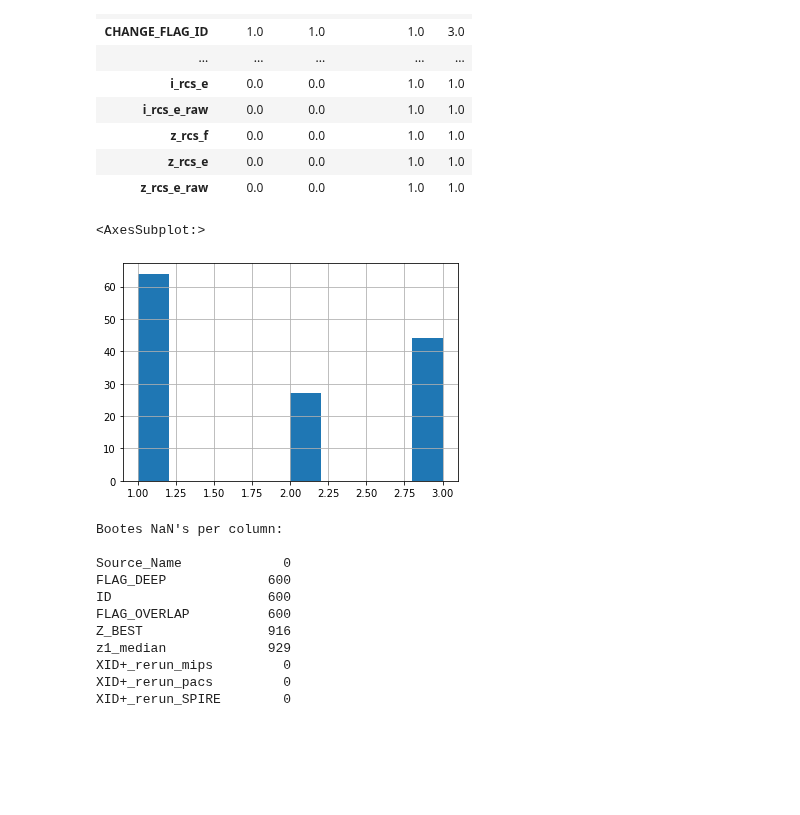
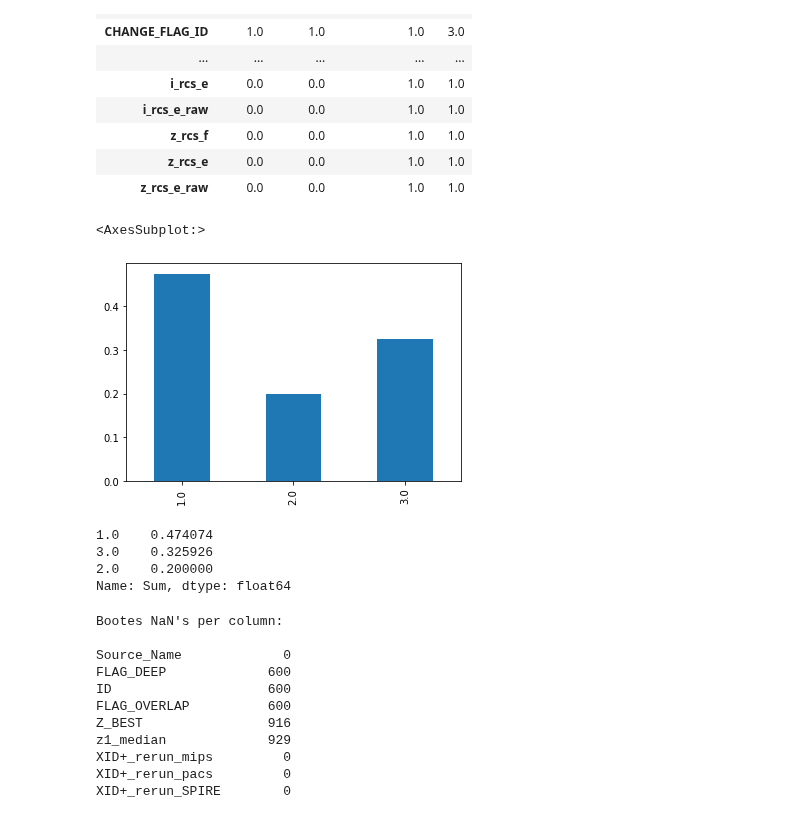
Before and after one commit to jespertjee/LOFAR_ML, a Jupyter notebook: General/Fangyou/Data_Analysis.ipynb, the cells around one changed output. Saved outputs shown, nothing was run; the diff lists cells and outputs as text; code cells hidden in the pictures; blank space fills up the shorter version.

```diff
--- a/General/Fangyou/Data_Analysis.ipynb
+++ b/General/Fangyou/Data_Analysis.ipynb
@@ -75,10 +75,20 @@ with pd.option_context('display.max_rows', 500):
 | z_rcs_e | 0.0 | 0.0 | 1.0 | 1.0 |
 | z_rcs_e_raw | 0.0 | 0.0 | 1.0 | 1.0 |
 # %%
-has_column_dataframe['Sum'].hist()
+column_frequencies = has_column_dataframe['Sum'].value_counts()
+column_frequencies = column_frequencies/sum(column_frequencies)
+column_frequencies = column_frequencies.sort_index(axis=0)
+column_frequencies.plot(kind='bar')
 # %% [output]
 <AxesSubplot:>
-[figure, old version]
+[figure, new version]
+# %%
+column_frequencies
+# %% [output]
+1.0    0.474074
+3.0    0.325926
+2.0    0.200000
+Name: Sum, dtype: float64
 # %%
 print("Bootes NaN's per column:\n")
 
```
Also changed, not shown: parts of 4 cells of this notebook, 6 other files.
